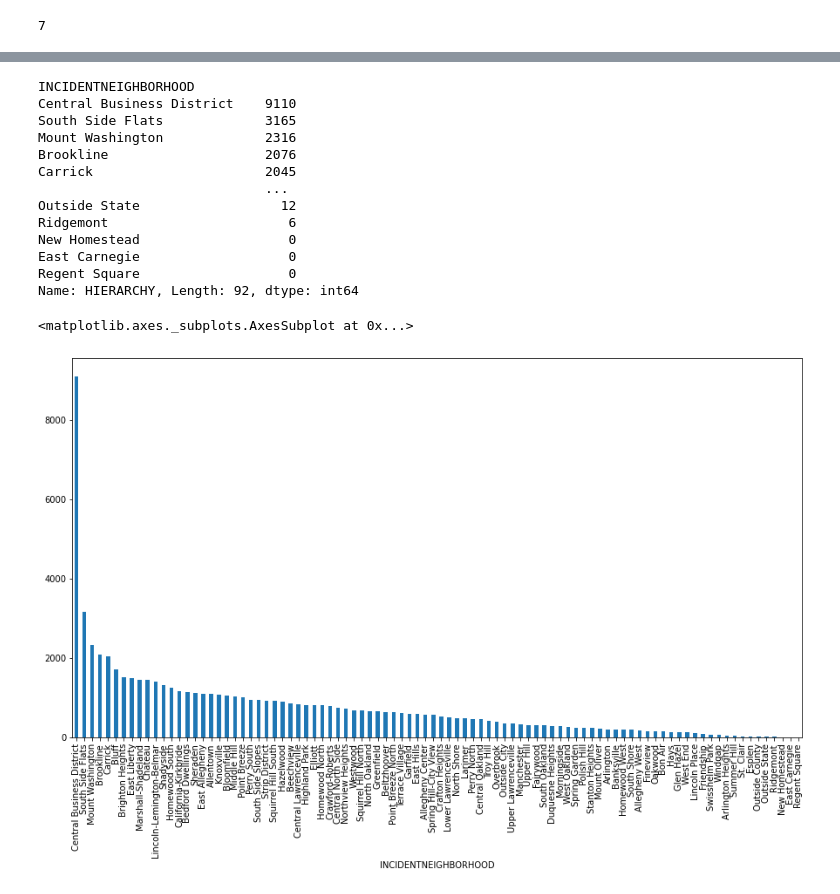
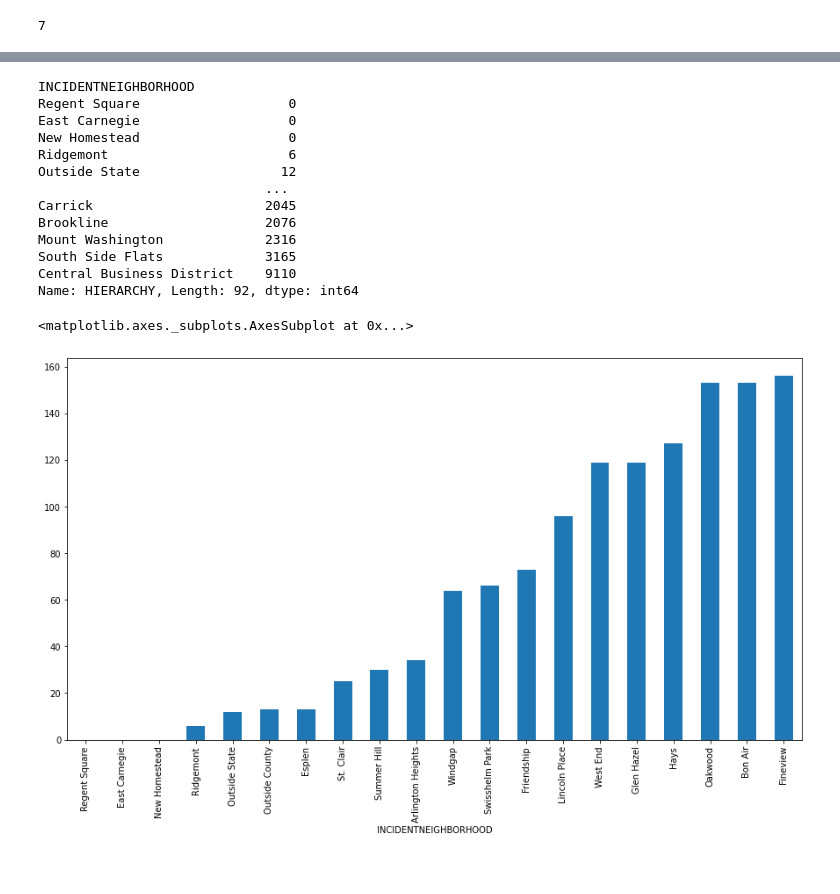
Before and after one commit to vrr11/CMPINF0010-Final-Project, a Jupyter notebook: Kangying.ipynb, the cells around one changed output, grey strips where cells are left out. Saved outputs shown, nothing was run; the diff lists cells and outputs as text; code cells hidden in the pictures.

```diff
--- a/Kangying.ipynb
+++ b/Kangying.ipynb
@@ -61,3 +65,0 @@ nb.first()
-# %%
-nb = blotter.groupby(['INCIDENTNEIGHBORHOOD', 'HIERARCHY'])
-nb.first()
@@ -79,24 +70,25 @@ nb.first()
 # %%
 # sum the hierarchy of all the events for each neighborhood and sort the result
-rank = nb.sum()['HIERARCHY'].sort_values(ascending=False)
+rank = nb.sum()['HIERARCHY'].sort_values(ascending=True)
 rank
 # %% [output]
 INCIDENTNEIGHBORHOOD
+Regent Square                   0
+East Carnegie                   0
+New Homestead                   0
+Ridgemont                       6
+Outside State                  12
+                             ...
+Carrick                      2045
+Brookline                    2076
+Mount Washington             2316
+South Side Flats             3165
 Central Business District    9110
-South Side Flats             3165
-Mount Washington             2316
-Brookline                    2076
-Carrick                      2045
-                             ...
-Outside State                  12
-Ridgemont                       6
-New Homestead                   0
-East Carnegie                   0
-Regent Square                   0
 Name: HIERARCHY, Length: 92, dtype: int64
 # %%
 # plot the rank data
+rank = rank.head(20)
 rank.plot.bar(figsize = (15, 8))
 # %% [output]
 <matplotlib.axes._subplots.AxesSubplot at 0x...>
-[figure, old version]
+[figure, new version]
```
Also changed, not shown: parts of 10 cells of this notebook.
